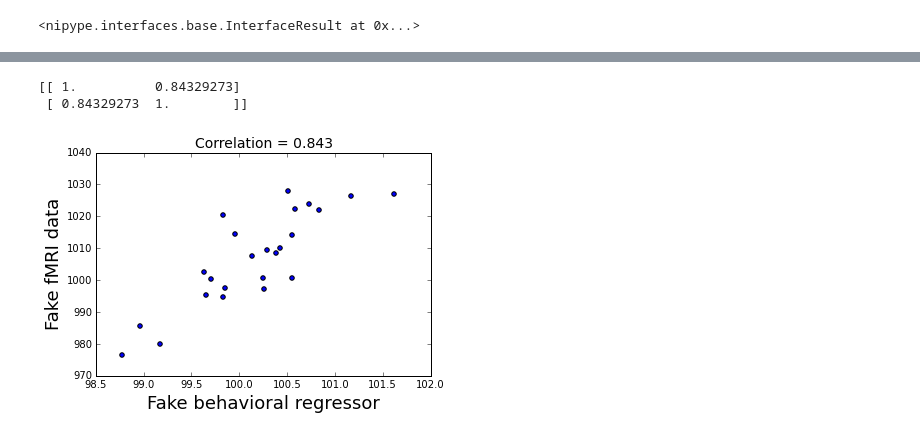
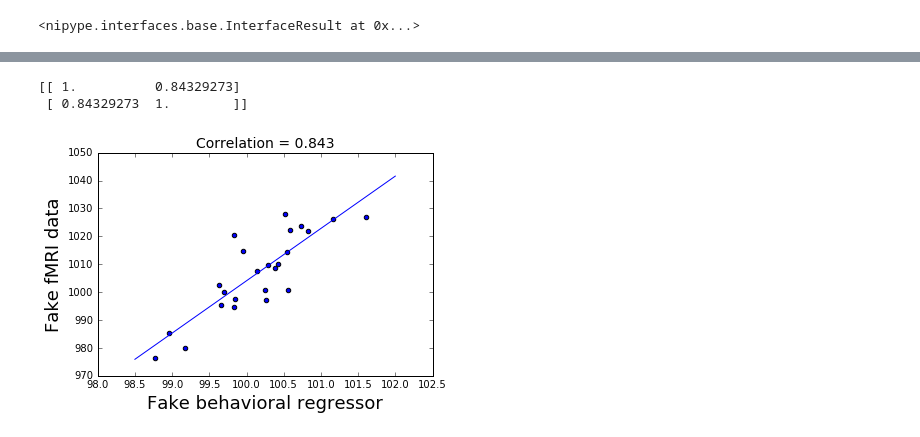
Before and after one commit to poldrack/corrsim, a Jupyter notebook: Correlation_simulation.ipynb, the cells around one changed output, grey strips where cells are left out. Drawn from its saved outputs; the diff is of its cells as text; code cells hidden in the pictures.

```diff
--- a/Correlation_simulation.ipynb
+++ b/Correlation_simulation.ipynb
@@ -92,24 +76,27 @@ indices=numpy.unique(clusterdata)
 # %%
 clustersize=numpy.zeros(len(indices))
 clustermean=numpy.zeros((len(indices),nsubs))
 for c in range(1,len(indices)):
     indvox=numpy.where(clusterdata==c)
     clustersize[c]=len(indvox[0])
     for i in range(nsubs):
         tmp=data[:,:,:,i]
         clustermean[c,i]=numpy.mean(tmp[indvox])
 corrs[seed]=numpy.corrcoef(regressor.T,clustermean[-1])
-print corrs[seed]
+print(corrs[seed])
 plt.scatter(regressor.T,clustermean[-1])
 plt.title('Correlation = %0.3f'%corrs[seed][0,1],fontsize=14)
 plt.xlabel('Fake behavioral regressor',fontsize=18)
 plt.ylabel('Fake fMRI data',fontsize=18)
-
-plt.savefig('scatter.png')
+m, b = numpy.polyfit(regressor[:,0], clustermean[-1], 1)
+axes = plt.gca()
+X_plot = numpy.linspace(axes.get_xlim()[0],axes.get_xlim()[1],100)
+plt.plot(X_plot, m*X_plot + b, '-')
+plt.savefig('scatter.png',dpi=600)
 # %% [output]
 [[ 1.          0.84329273]
  [ 0.84329273  1.        ]]
-[figure, old version]
+[figure, new version]
 # %%
 # make thresholded stats image
 tstat=nibabel.load('regressor_tstat.nii.gz').get_data()
```
Also changed, not shown: parts of 6 cells of this notebook.
